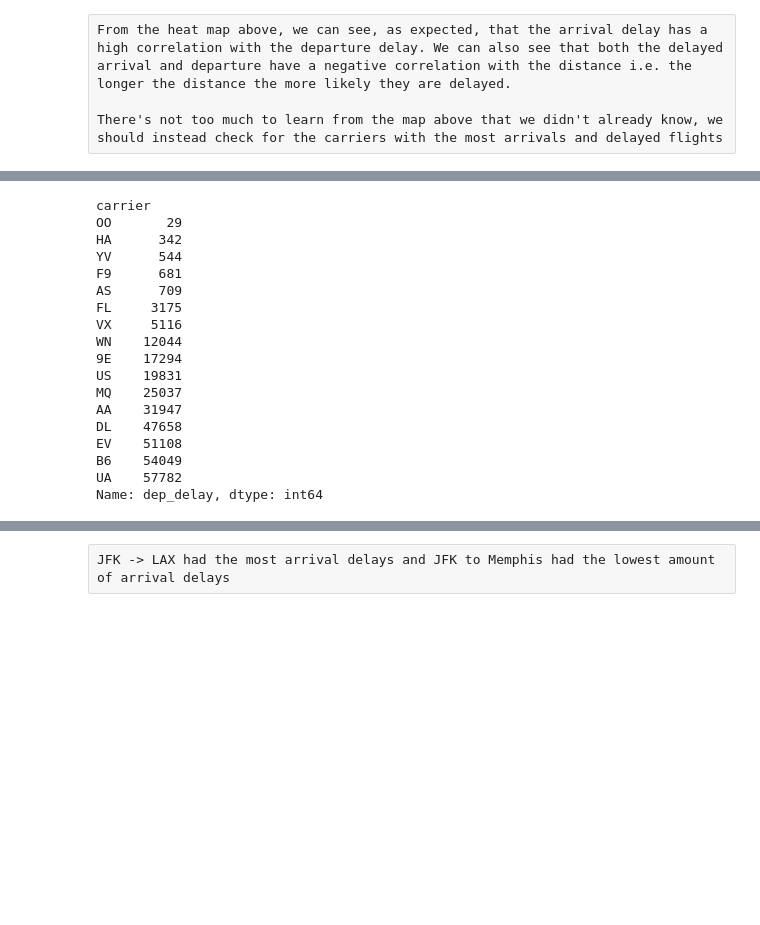
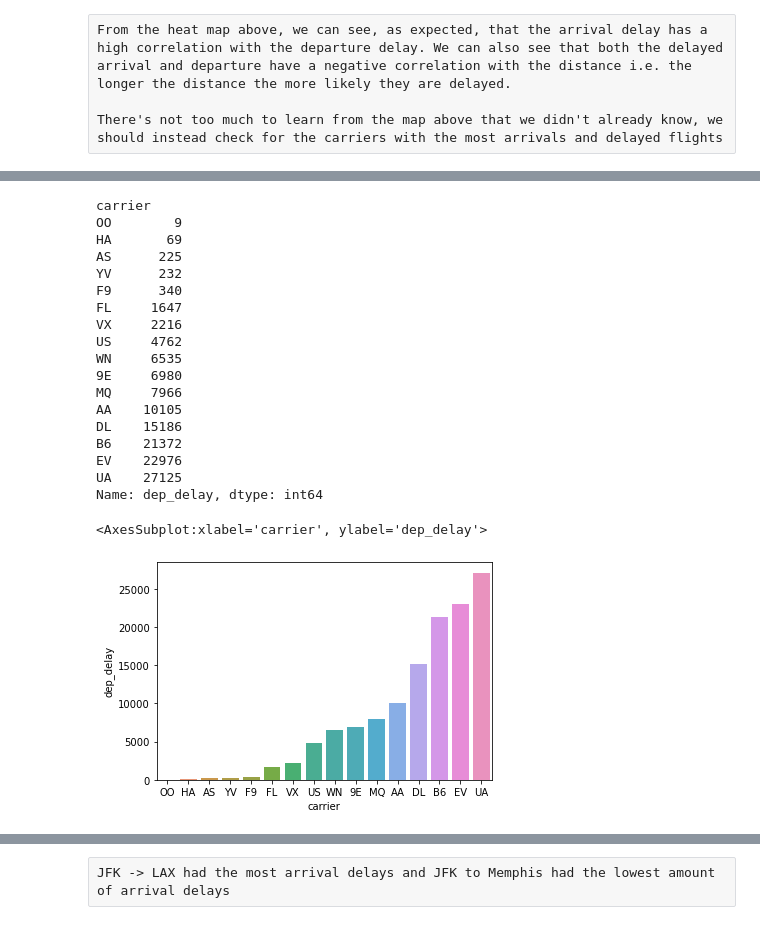
Before and after one commit to Emmanuel96/airline_dataset_analysis, a Jupyter notebook: Jupiter_analysis.ipynb, the cells around one changed output, grey strips where cells are left out. Cells and saved outputs as stored; diff of their text form; code cells hidden in the pictures; blank space fills up the shorter version.

```diff
--- a/Jupiter_analysis.ipynb
+++ b/Jupiter_analysis.ipynb
@@ -80,24 +96,30 @@ Interestingly, UA has the most delays. Way more than the delays for DL
 # %%
-# 2 View of the total amount of delayed departures
-delayed_departures = df.groupby('carrier')['dep_delay'].count().sort_values()
+# View of the total amount of delayed departures
+delayed_departures = df[df['dep_delay'] > 0]
+delayed_departures = delayed_departures.groupby('carrier')['dep_delay'].count().sort_values()
 print(delayed_departures)
 # %% [output]
 carrier
-OO       29
-HA      342
-YV      544
-F9      681
-AS      709
-FL     3175
-VX     5116
-WN    12044
-9E    17294
-US    19831
-MQ    25037
-AA    31947
-DL    47658
-EV    51108
-B6    54049
-UA    57782
+OO        9
+HA       69
+AS      225
+YV      232
+F9      340
+FL     1647
+VX     2216
+US     4762
+WN     6535
+9E     6980
+MQ     7966
+AA    10105
+DL    15186
+B6    21372
+EV    22976
+UA    27125
 Name: dep_delay, dtype: int64
+# %%
+sns.barplot(x = "carrier", y = "dep_delay", data = delayed_departures.reset_index())
+# %% [output]
+<AxesSubplot:xlabel='carrier', ylabel='dep_delay'>
+[figure, added]
 # %% [raw]
```
Also changed, not shown: parts of 24 cells of this notebook.
